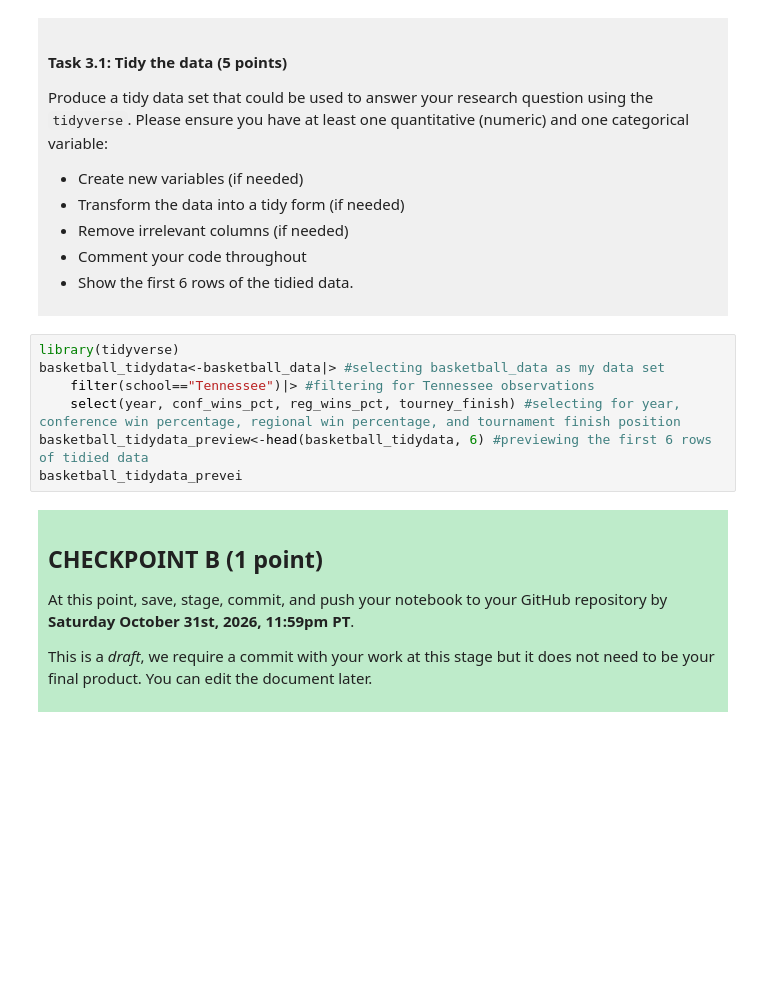
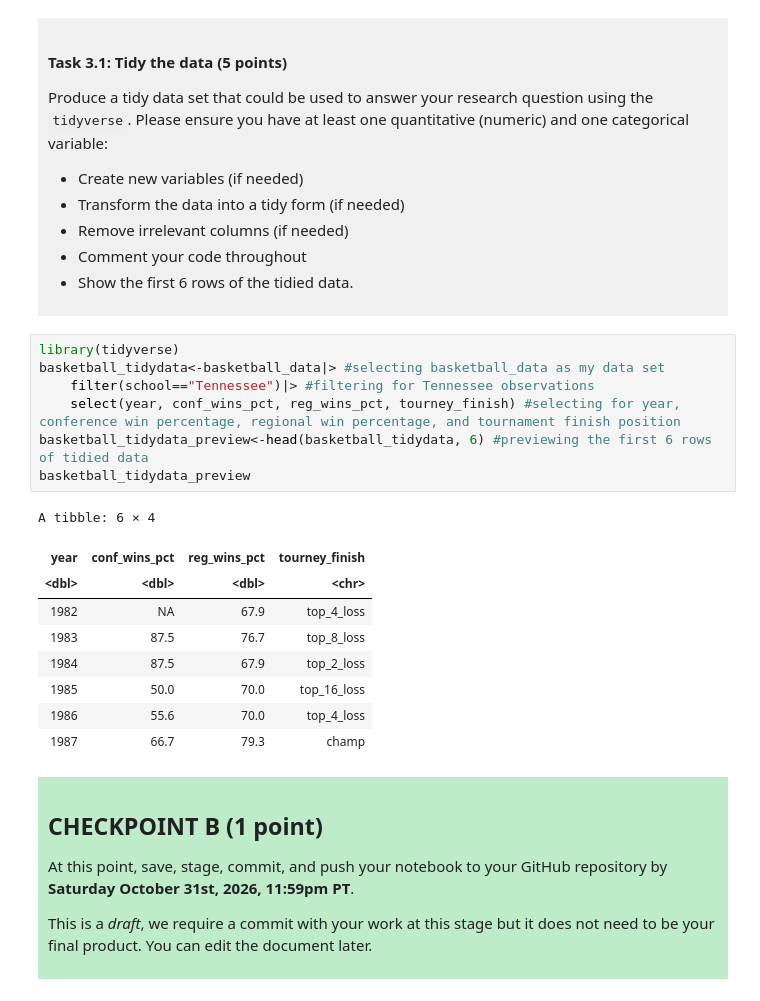
Before and after one commit to madelyn-van/DSCI100-project-madelyn-vandermeer, a Jupyter notebook: dsci-100-project-notebook.ipynb, the cells around one changed output. Drawn from its saved outputs; the diff is of its cells as text; blank space fills up the shorter version.

```diff
--- a/dsci-100-project-notebook.ipynb
+++ b/dsci-100-project-notebook.ipynb
@@ -212,10 +212,20 @@ Produce a tidy data set that could be used to answer your research question usin
 # %%
 library(tidyverse)
 basketball_tidydata<-basketball_data|> #selecting basketball_data as my data set
     filter(school=="Tennessee")|> #filtering for Tennessee observations
     select(year, conf_wins_pct, reg_wins_pct, tourney_finish) #selecting for year, conference win percentage, regional win percentage, and tournament finish position
 basketball_tidydata_preview<-head(basketball_tidydata, 6) #previewing the first 6 rows of tidied data
-basketball_tidydata_prevei
+basketball_tidydata_preview
+# %% [output]
+A tibble: 6 × 4
+| year | conf_wins_pct | reg_wins_pct | tourney_finish |
+| <dbl> | <dbl> | <dbl> | <chr> |
+| 1982 | NA | 67.9 | top_4_loss |
+| 1983 | 87.5 | 76.7 | top_8_loss |
+| 1984 | 87.5 | 67.9 | top_2_loss |
+| 1985 | 50.0 | 70.0 | top_16_loss |
+| 1986 | 55.6 | 70.0 | top_4_loss |
+| 1987 | 66.7 | 79.3 | champ |
 # %% [markdown]
 <div style="background-color: #beebca; padding: 10px;">
 
```
